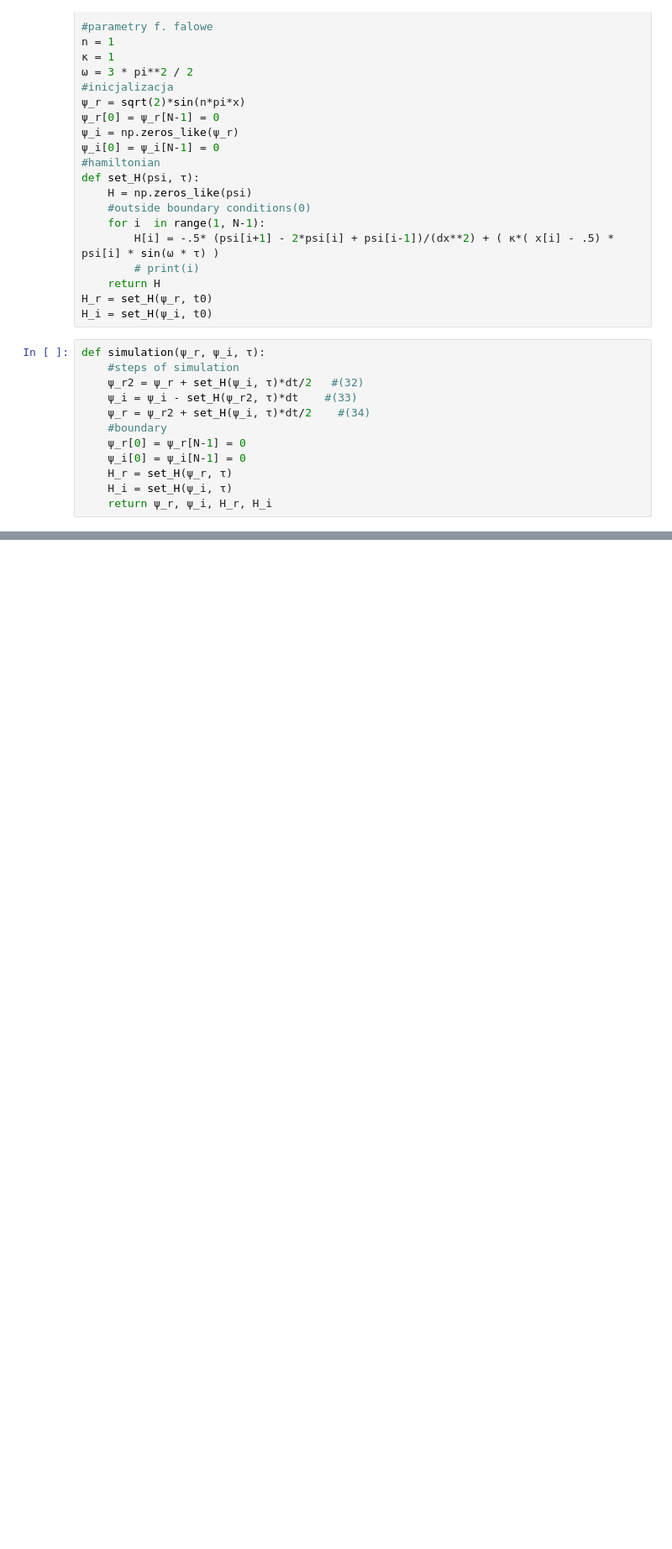
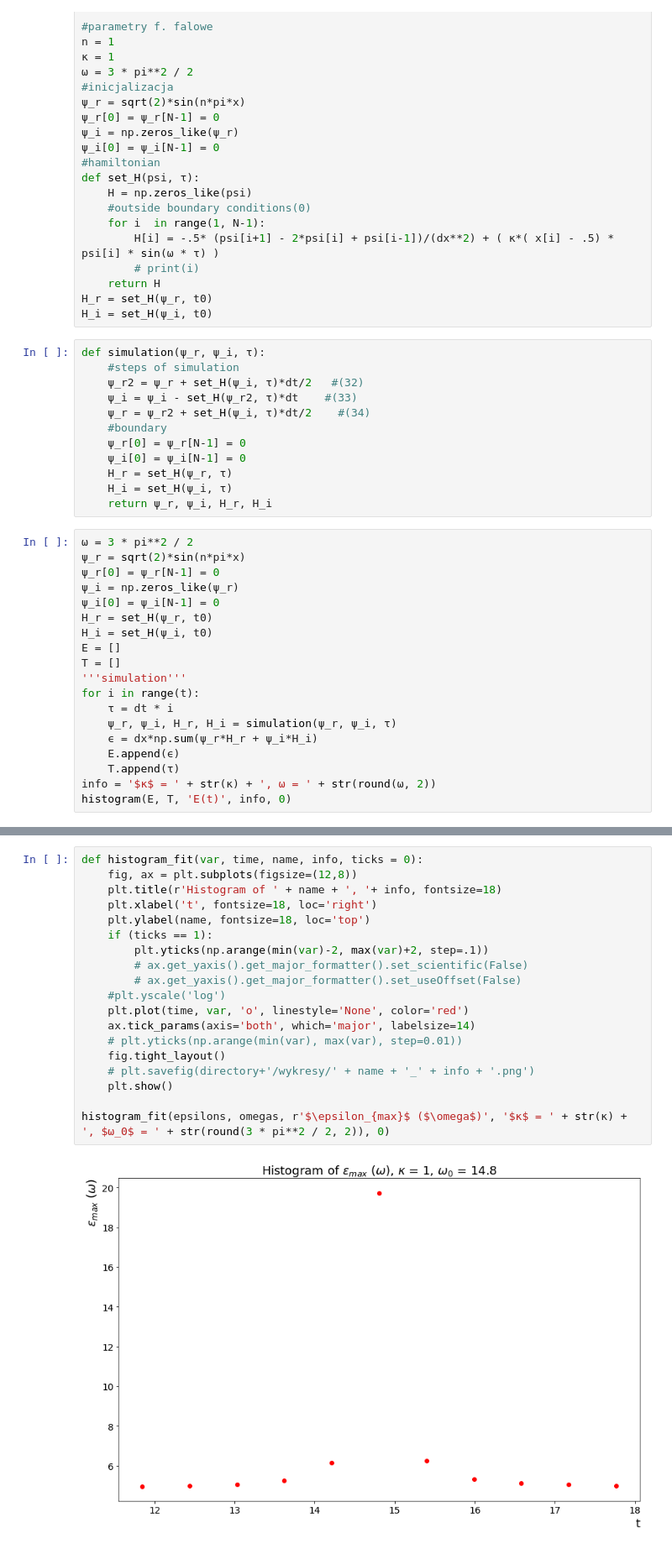
Before and after one commit to julnow/KMS, a Jupyter notebook: 3/kms3.ipynb, the cells around one changed output, grey strips where cells are left out. Shown: that part at 84% size. Cells and saved outputs as stored; diff of their text form; blank space fills up the shorter version.

```diff
--- a/3/kms3.ipynb
+++ b/3/kms3.ipynb
@@ -56,4 +56,23 @@ def simulation(ψ_r, ψ_i, τ):
     H_r = set_H(ψ_r, τ)
     H_i = set_H(ψ_i, τ)
     return ψ_r, ψ_i, H_r, H_i
+# %%
+ω = 3 * pi**2 / 2
+ψ_r = sqrt(2)*sin(n*pi*x)
+ψ_r[0] = ψ_r[N-1] = 0
+ψ_i = np.zeros_like(ψ_r)
+ψ_i[0] = ψ_i[N-1] = 0
+H_r = set_H(ψ_r, t0)
+H_i = set_H(ψ_i, t0)
+E = []
+T = []
+'''simulation'''
+for i in range(t):
+    τ = dt * i
+    ψ_r, ψ_i, H_r, H_i = simulation(ψ_r, ψ_i, τ)
+    ϵ = dx*np.sum(ψ_r*H_r + ψ_i*H_i)
+    E.append(ϵ)
+    T.append(τ)
+info = '$κ$ = ' + str(κ) + ', ω = ' + str(round(ω, 2))
+histogram(E, T, 'Ε(t)', info, 0)
 # %%
@@ -97,0 +137,21 @@ histogram(E, T, 'Ε(t)', info, 0)
+# %%
+def histogram_fit(var, time, name, info, ticks = 0):
+    fig, ax = plt.subplots(figsize=(12,8))
+    plt.title(r'Histogram of ' + name + ', '+ info, fontsize=18)
+    plt.xlabel('t', fontsize=18, loc='right')
+    plt.ylabel(name, fontsize=18, loc='top')
+    if (ticks == 1):
+        plt.yticks(np.arange(min(var)-2, max(var)+2, step=.1))
+        # ax.get_yaxis().get_major_formatter().set_scientific(False)
+        # ax.get_yaxis().get_major_formatter().set_useOffset(False)
+    #plt.yscale('log')
+    plt.plot(time, var, 'o', linestyle='None', color='red')
+    ax.tick_params(axis='both', which='major', labelsize=14)
+    # plt.yticks(np.arange(min(var), max(var), step=0.01))
+    fig.tight_layout()
+    # plt.savefig(directory+'/wykresy/' + name + '_' + info + '.png')
+    plt.show()
+
+histogram_fit(epsilons, omegas, r'$\epsilon_{max}$ ($\omega$)', '$κ$ = ' + str(κ) + ', $ω_0$ = ' + str(round(3 * pi**2 / 2, 2)), 0)
+# %% [output]
+[figure, added]
```
Also changed, not shown: parts of 2 cells of this notebook.
